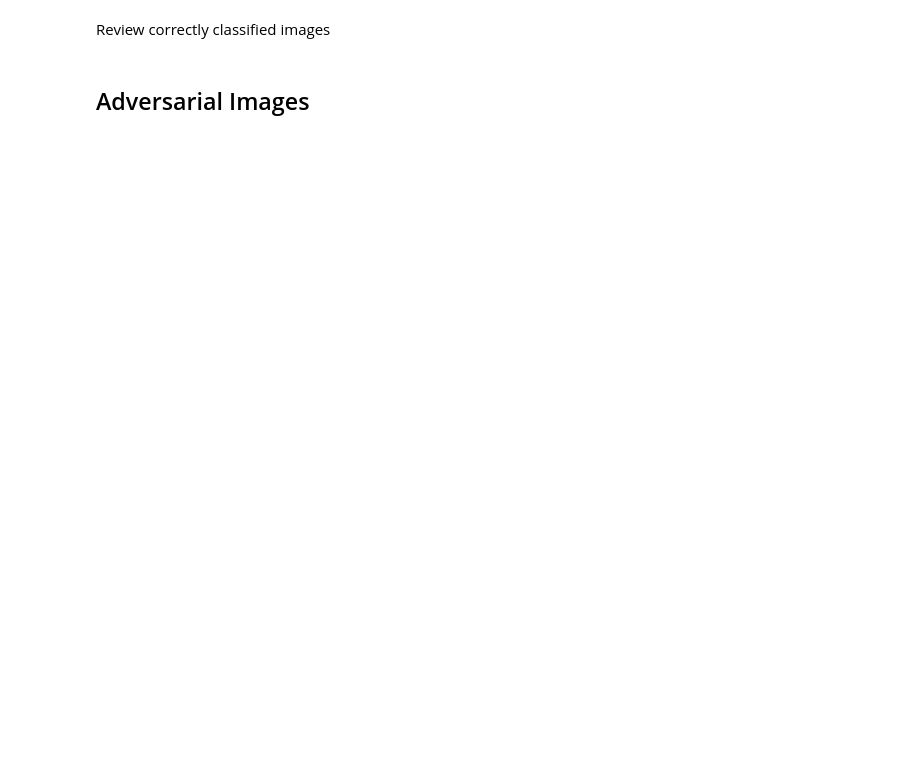
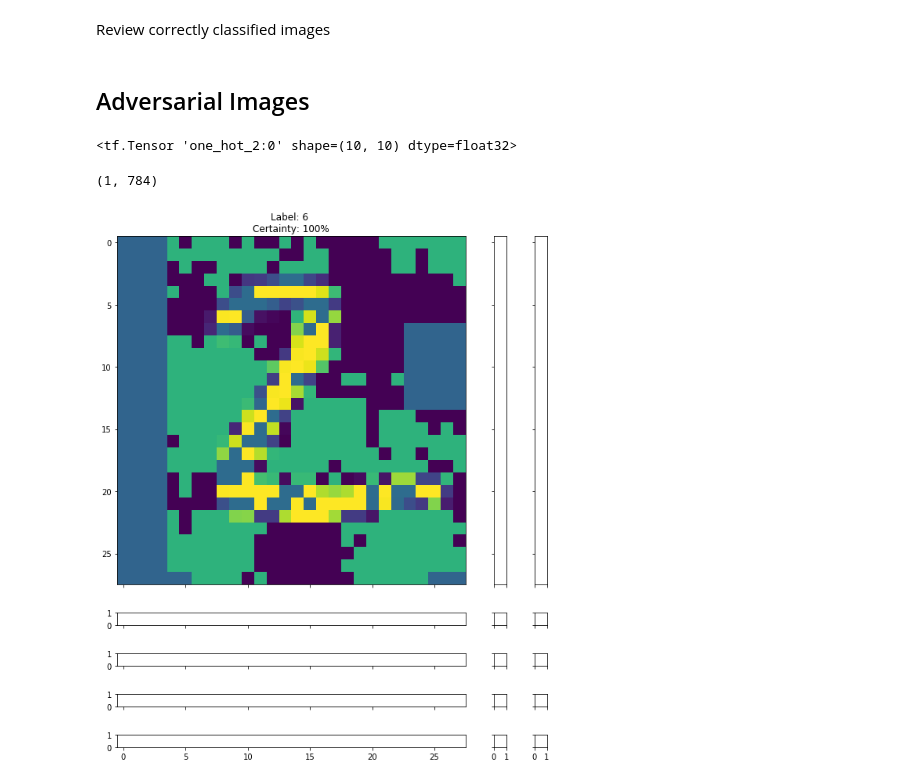
Before and after one commit to jasonicarter/MNIST-adversarial-images, a Jupyter notebook: MNIST-adversarial-images.ipynb, the cells around one changed output. Drawn from its saved outputs; the diff is of its cells as text; code cells hidden in the pictures; blank space fills up the shorter version.

Commit message:
Fix gradient func and re-labeled image successfully

```diff
--- a/MNIST-adversarial-images.ipynb
+++ b/MNIST-adversarial-images.ipynb
@@ -214,0 +197,5 @@ Review correctly classified images
+# %%
+# Create adversarial image and label
+index_of_2 = np.nonzero(mnist.test.labels[0:500][:,2])[0][0]
+adv_image = mnist.test.images[index_of_2]
+adv_label = [0,0,0,0,0,0,1,0,0,0]
@@ -214,0 +209,27 @@ Review correctly classified images
+# %%
+target
+# %% [output]
+<tf.Tensor 'one_hot_2:0' shape=(10, 10) dtype=float32>
+# %%
+# Expand on benchmark model using low-level API
+# https://www.tensorflow.org/api_docs/python/tf/stop_gradient
+# returns None
+# - http://stackoverflow.com/a/43604747
+# - http://stackoverflow.com/a/36920043
+loss =  tf.nn.softmax_cross_entropy_with_logits(labels=adv_label, logits=y_conv)
+gradient = tf.gradients(loss, x)
+adv_image = tf.stop_gradient(x - tf.sign(gradient)*0.9)
+# %%
+# rename because this is my original image
+x_adv = mnist.test.images[index_of_2]
+x_adv = np.reshape(x_adv, (1, 784))
+x_adv.shape
+# %% [output]
+(1, 784)
+# %%
+result = sess.run(adv_image, {x: x_adv, keep_prob: 1.0})
+# %%
+result = np.reshape(result, (1, 784))
+plot_predictions(result)
+# %% [output]
+[figure, added]
```
Also changed, not shown: parts of 12 cells of this notebook.
